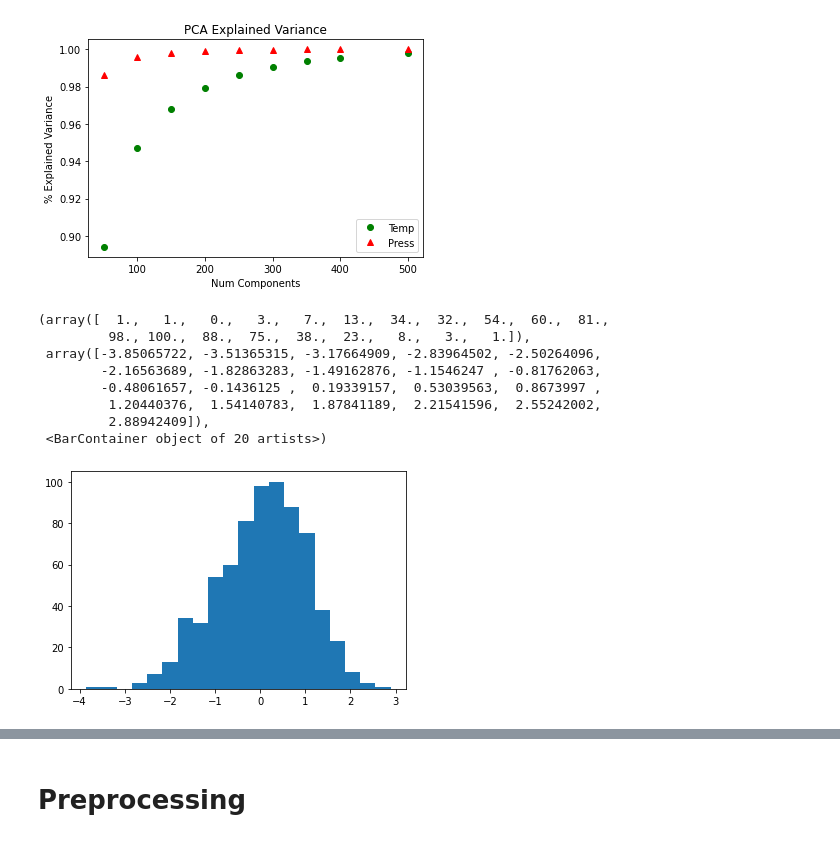
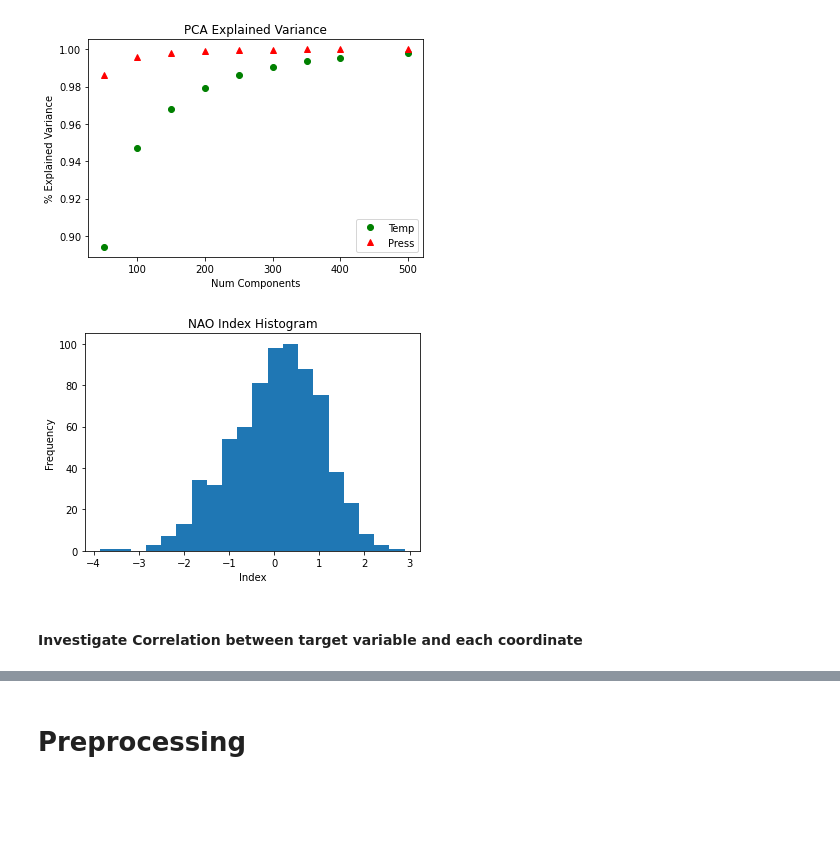
Before and after one commit to lawhitmi/DroughtPrediction, a Jupyter notebook: RandForest.ipynb, the cells around one changed output, grey strips where cells are left out. Drawn from its saved outputs; the diff is of its cells as text; code cells hidden in the pictures; blank space fills up the shorter version.

```diff
--- a/RandForest.ipynb
+++ b/RandForest.ipynb
@@ -81,14 +83,12 @@ plt.show()
 [figure]
 # %%
 np.histogram(y_train, bins=20);
+plt.title("NAO Index Histogram")
+plt.xlabel("Index")
+plt.ylabel("Frequency")
 plt.hist(y_train,bins=20)
+plt.show()
 # %% [output]
-(array([  1.,   1.,   0.,   3.,   7.,  13.,  34.,  32.,  54.,  60.,  81.,
-         98., 100.,  88.,  75.,  38.,  23.,   8.,   3.,   1.]),
- array([-3.85065722, -3.51365315, -3.17664909, -2.83964502, -2.50264096,
-        -2.16563689, -1.82863283, -1.49162876, -1.1546247 , -0.81762063,
-        -0.48061657, -0.1436125 ,  0.19339157,  0.53039563,  0.8673997 ,
-         1.20440376,  1.54140783,  1.87841189,  2.21541596,  2.55242002,
-         2.88942409]),
- <BarContainer object of 20 artists>)
-[figure, old version]
+[figure, new version]
+# %% [markdown]
+#### Investigate Correlation between target variable and each coordinate
```
Also changed, not shown: parts of 34 cells of this notebook, 1 other file.
